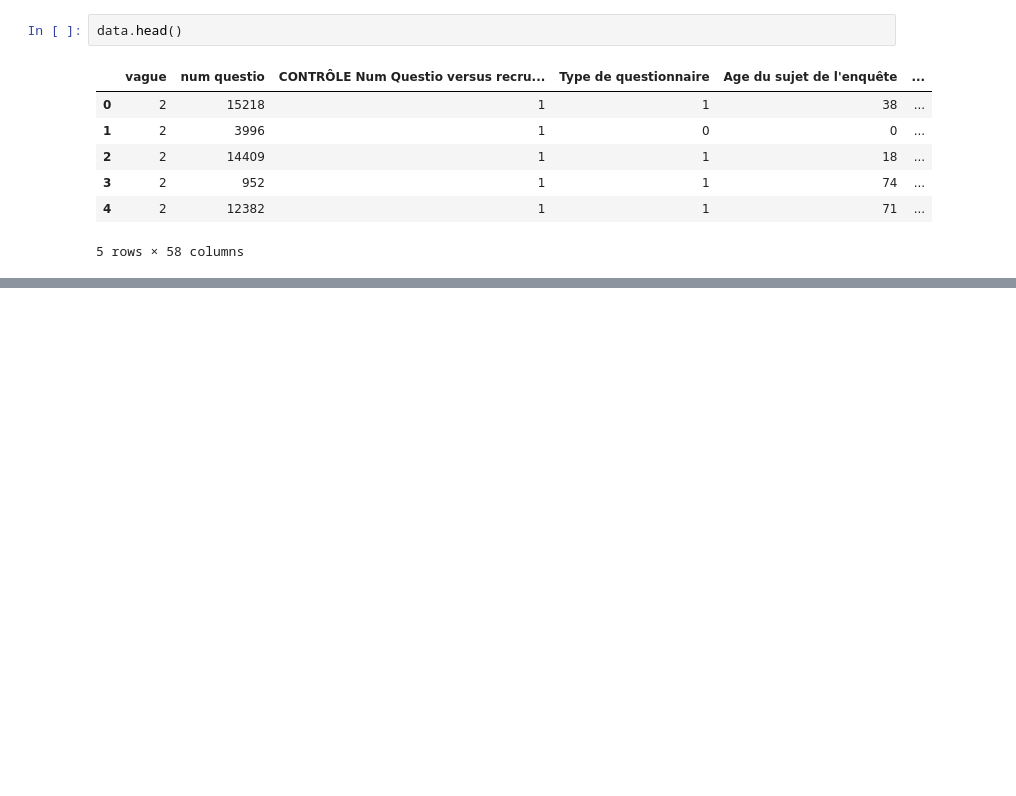
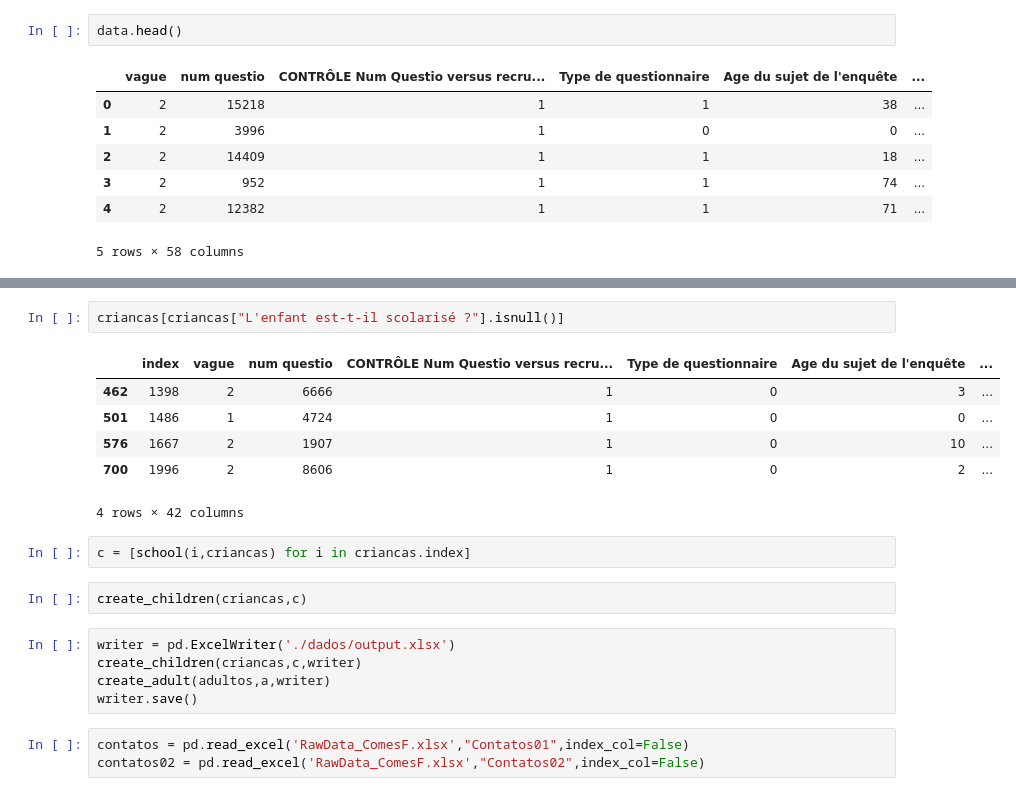
Before and after one commit to intcarlosmiguel/pesquisa_mestrado, a Jupyter notebook: main.ipynb, the cells around one changed output, grey strips where cells are left out. Saved outputs shown, nothing was run; the diff lists cells and outputs as text; blank space fills up the shorter version.

```diff
--- a/main.ipynb
+++ b/main.ipynb
@@ -82,0 +62,21 @@ df[df['Em qual indústria você trabalha'] == 99]
+# %%
+criancas[criancas["L'enfant est-t-il scolarisé ?"].isnull()]
+# %% [output]
+|  | index | vague | num questio | CONTRÔLE Num Questio versus recru... | Type de questionnaire | Age du sujet de l'enquête | ... |
+| 462 | 1398 | 2 | 6666 | 1 | 0 | 3 | ... |
+| 501 | 1486 | 1 | 4724 | 1 | 0 | 0 | ... |
+| 576 | 1667 | 2 | 1907 | 1 | 0 | 10 | ... |
+| 700 | 1996 | 2 | 8606 | 1 | 0 | 2 | ... |
+4 rows × 42 columns
+# %%
+c = [school(i,criancas) for i in criancas.index]
+# %%
+create_children(criancas,c)
+# %%
+writer = pd.ExcelWriter('./dados/output.xlsx')
+create_children(criancas,c,writer)
+create_adult(adultos,a,writer)
+writer.save()
+# %%
+contatos = pd.read_excel('RawData_ComesF.xlsx',"Contatos01",index_col=False)
+contatos02 = pd.read_excel('RawData_ComesF.xlsx',"Contatos02",index_col=False)
```
Also changed, not shown: parts of 28 cells of this notebook, 8 other files.
